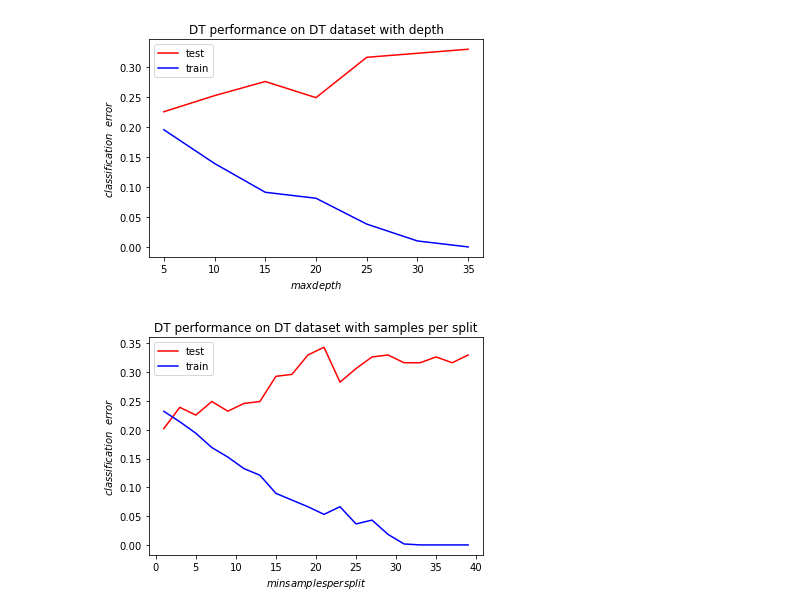
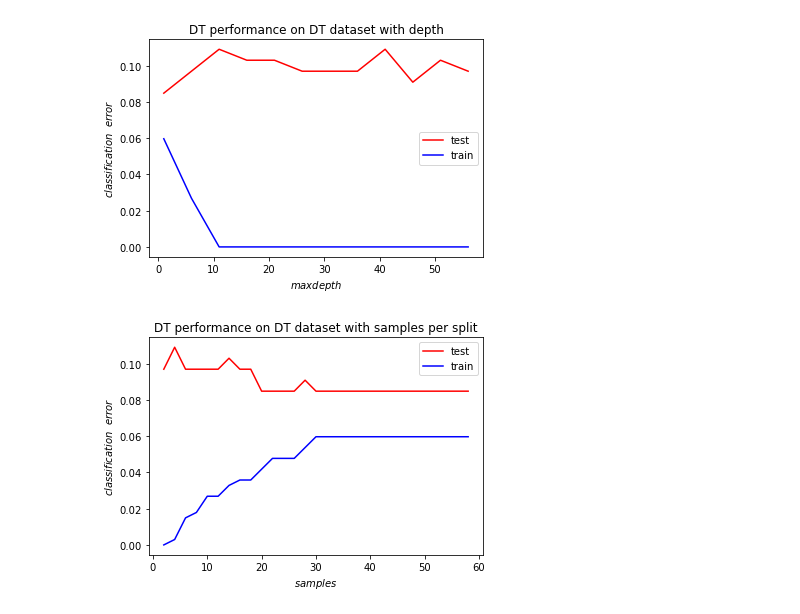
Before and after one commit to MBorgesT/ML_Assignment, a Jupyter notebook: NNvsDT.ipynb, the cells around one changed output. Saved outputs shown, nothing was run; the diff lists cells and outputs as text; code cells hidden in the pictures.

```diff
--- a/NNvsDT.ipynb
+++ b/NNvsDT.ipynb
@@ -175,7 +212,7 @@ depth_values = np.arange(5, 40, 5)
 # %%
 # kNN
 
-knn = kNC(n_neighbors=k)
+knn = kNC(n_neighbors=k_nn)
 knn.fit(nn_X_train, nn_y_train)
 print('kNN score on kNN dataset: %.2f' % (knn.score(nn_X_test, nn_y_test)))
 
@@ -196,0 +263,14 @@ hyperparam='k')
+# %%
+# DT Hyperparam Tuning
+errors = map(lambda sample: dt_classifier_score(
+    nn_X_train, nn_y_train,
+    nn_X_test, nn_y_test,
+    max_depth=max_depth_nn,
+    min_samples_split=sample), samples_values)
+errors = list(errors)
+test_error = [x[0] for x in errors]
+train_error = [x[1] for x in errors]
+
+plot_test_training_err(samples_values, test_error, train_error,
+title='DT performance on NN dataset with samples per split',
+hyperparam='samples')
@@ -196,0 +283,7 @@ hyperparam='k')
+# %%
+# kNN
+knn = kNC(n_neighbors=k_dt)
+knn.fit(dt_X_train, dt_y_train)
+print('kNN score on DT dataset: %.2f' % (knn.score(dt_X_test, dt_y_test)))
+
+plot_classifier_boundary(knn, dt_X, dt_y, title='kNN on DT dataset')
@@ -196,0 +293,11 @@ hyperparam='k')
+# %%
+# Decision Trees
+# add cross validation to find right hyperparameters
+
+dtree=DTC(criterion='entropy', max_depth=max_depth_dt, min_samples_split=min_samples_split_dt)
+dtree.fit(dt_X_train, dt_y_train)
+
+print('DT score on DT dataset: %.2f' % (dtree.score(dt_X_test, dt_y_test)))
+
+plot_classifier_boundary(dtree, dt_X, dt_y, title='DT on DT dataset')
+# plot_tree(dtree)
@@ -247,6 +318,10 @@ DT score on kNN dataset: 0.85
 # %%
 # DT Hyperparam Tuning
-errors = map(lambda depth: dt_classifier_score(depth, dt_X_train, dt_y_train, dt_X_test, dt_y_test), depth_values)
+errors = map(lambda depth: dt_classifier_score(
+    dt_X_train, dt_y_train,
+    dt_X_test, dt_y_test,
+    max_depth=depth,
+    min_samples_split=min_samples_split_dt), depth_values)
 errors = list(errors)
 test_error = [x[0] for x in errors]
 train_error = [x[1] for x in errors]
@@ -255,16 +330,20 @@ plot_test_training_err(depth_values, test_error, train_error,
 title='DT performance on DT dataset with depth',
 hyperparam='max depth')
 # %% [output]
-[figure, old version]
+[figure, new version]
 # %%
 # DT Hyperparam Tuning
-errors = map(lambda sample: dt_classifier_score(sample, dt_X_train, dt_y_train, dt_X_test, dt_y_test), samples_values)
+errors = map(lambda sample: dt_classifier_score(
+    dt_X_train, dt_y_train,
+    dt_X_test, dt_y_test,
+    max_depth=max_depth_dt,
+    min_samples_split=sample), samples_values)
 errors = list(errors)
 test_error = [x[0] for x in errors]
 train_error = [x[1] for x in errors]
 
 plot_test_training_err(samples_values, test_error, train_error,
 title='DT performance on DT dataset with samples per split',
 hyperparam='samples')
 # %% [output]
-[figure, old version]
+[figure, new version]
```
Also changed, not shown: parts of 26 cells of this notebook, 2 other files.
